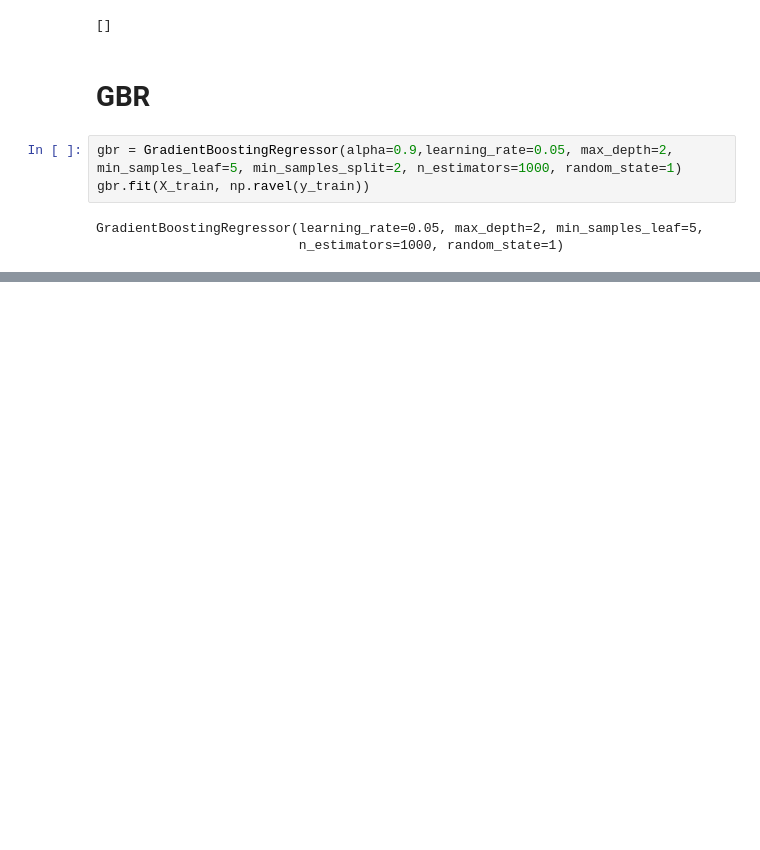
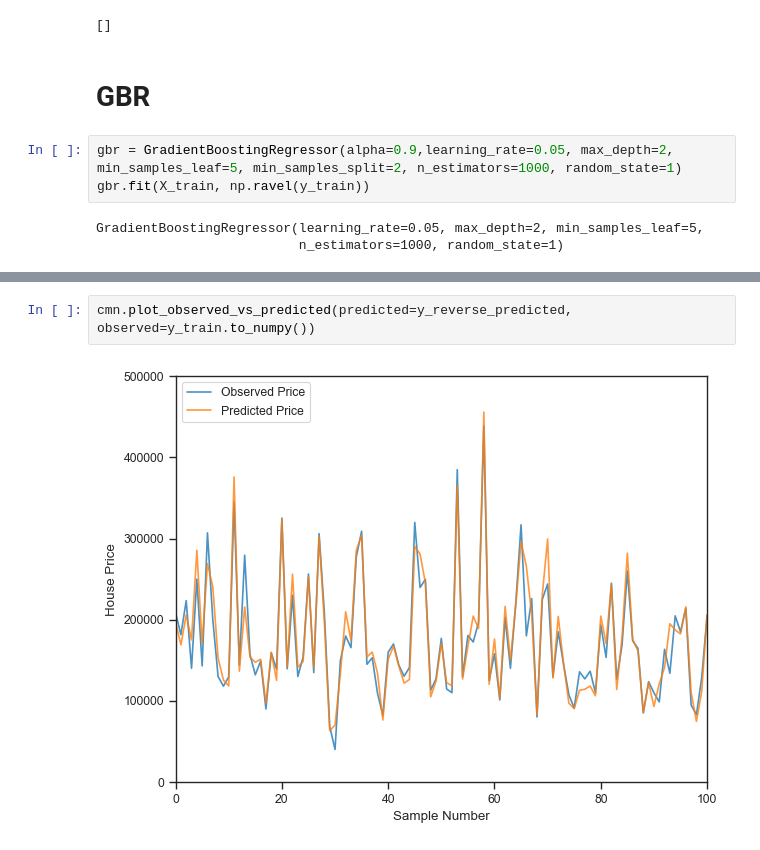
Before and after one commit to yummypugs/Data-Analytics-in-Business, a Jupyter notebook: 3.3.1 Stringless_Gradient_Regressor.ipynb, the cells around one changed output, grey strips where cells are left out. Saved outputs shown, nothing was run; the diff lists cells and outputs as text; blank space fills up the shorter version.

```diff
--- a/3.3.1 Stringless_Gradient_Regressor.ipynb
+++ b/3.3.1 Stringless_Gradient_Regressor.ipynb
@@ -107,0 +122,4 @@ array([123300.12775003, 158312.23168701, 180968.23382124, ...,
+# %%
+cmn.plot_observed_vs_predicted(predicted=y_reverse_predicted, observed=y_train.to_numpy())
+# %% [output]
+[figure, added]
```
Also changed, not shown: parts of 14 cells of this notebook, 7 other files.
